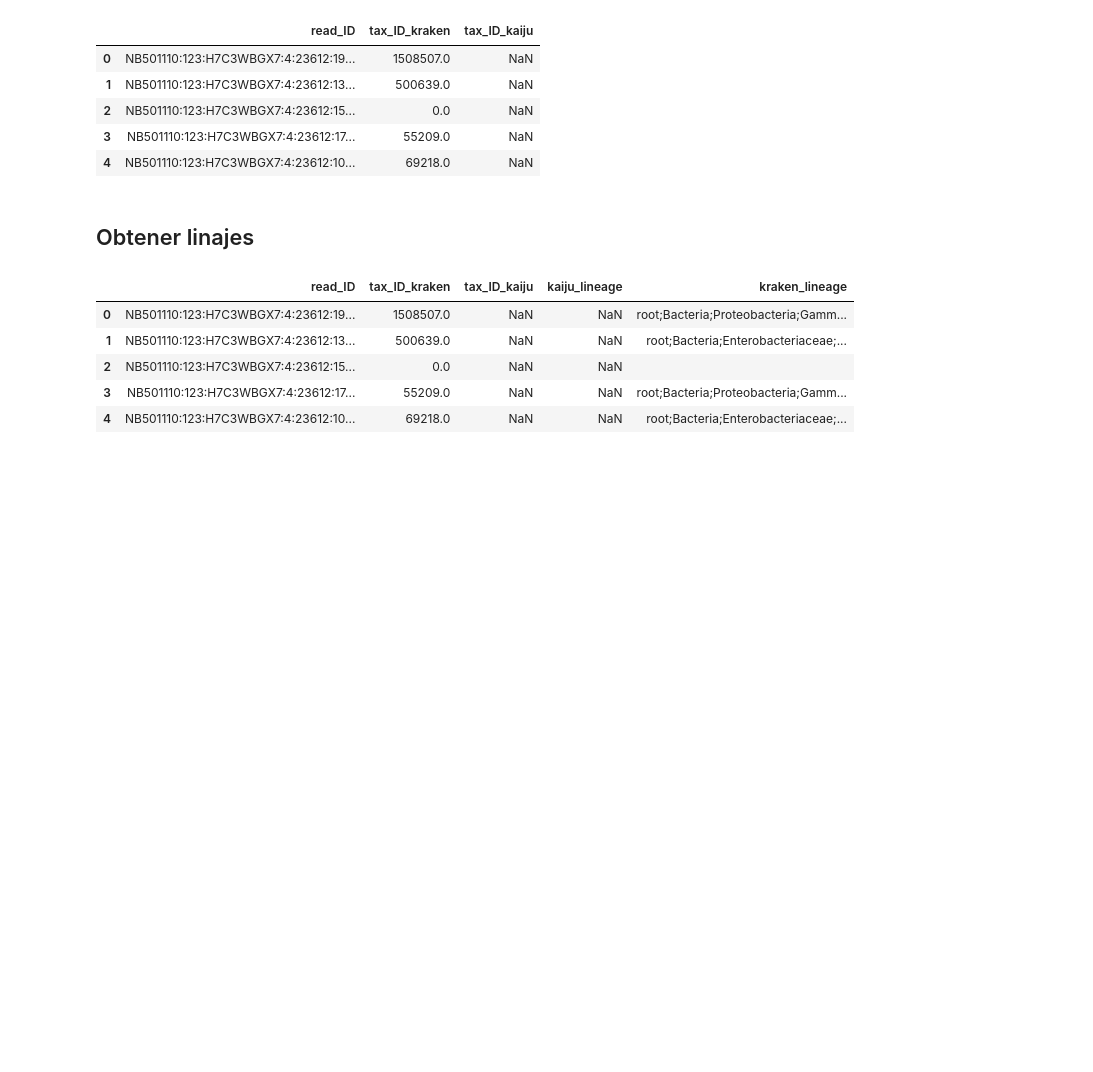
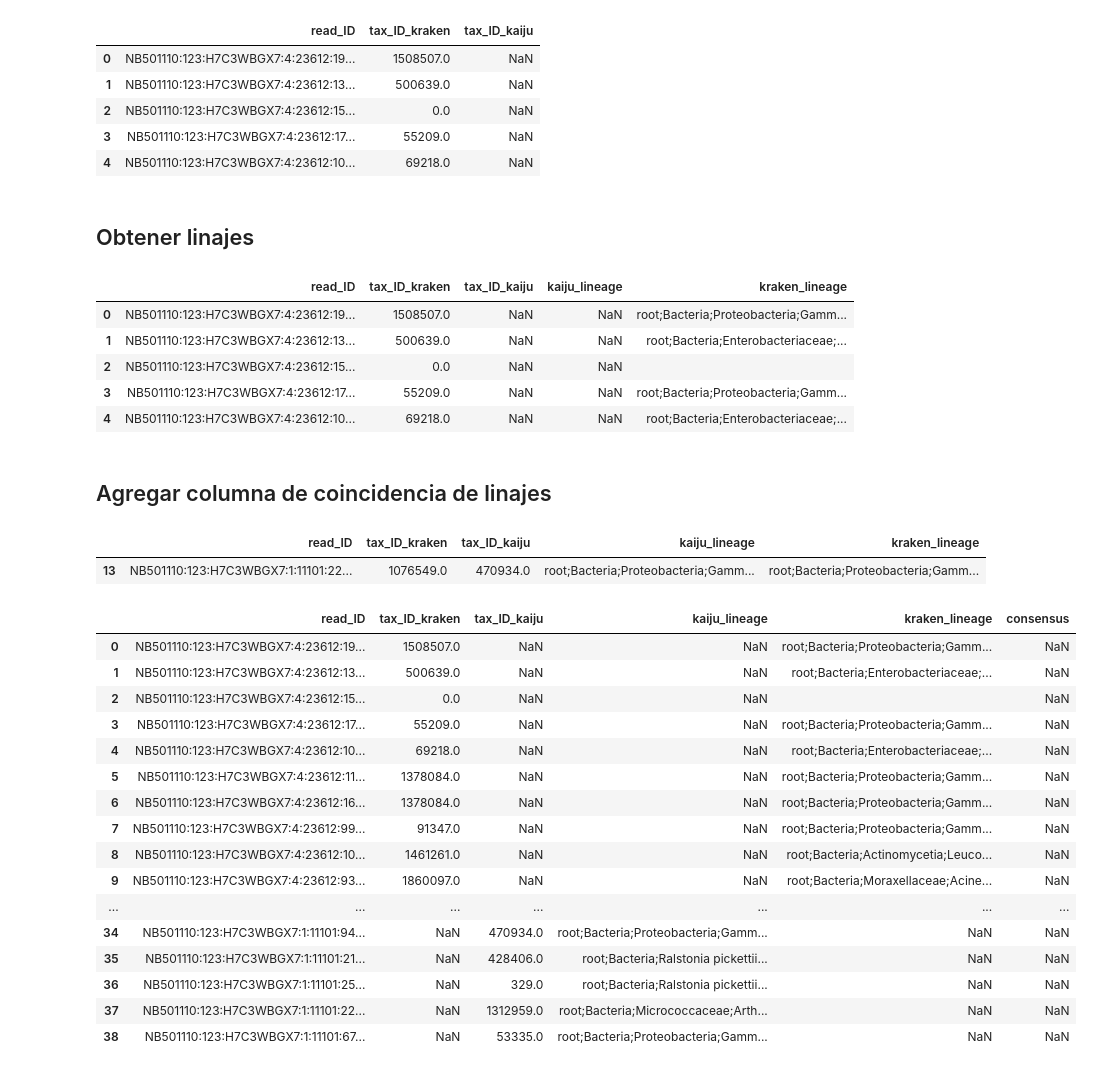
Before and after one commit to CamilaSilva1995/Tesis_Maestria, a Jupyter notebook: Comparacion_taxonomica/Comparacion_outputs.ipynb, the cells around one changed output. Saved outputs shown, nothing was run; the diff lists cells and outputs as text; code cells hidden in the pictures; blank space fills up the shorter version.

Commit message:
feat: :sparkles: Created function to get consensus of lineages
Function to get the consensus of the taxon identified by kraken and kaiju

```diff
--- a/Comparacion_taxonomica/Comparacion_outputs.ipynb
+++ b/Comparacion_taxonomica/Comparacion_outputs.ipynb
@@ -119,3 +119,57 @@ lineages.head()
 | 2 | NB501110:123:H7C3WBGX7:4:23612:15... | 0.0 | NaN | NaN |  |
 | 3 | NB501110:123:H7C3WBGX7:4:23612:17... | 55209.0 | NaN | NaN | root;Bacteria;Proteobacteria;Gamm... |
 | 4 | NB501110:123:H7C3WBGX7:4:23612:10... | 69218.0 | NaN | NaN | root;Bacteria;Enterobacteriaceae;... |
+# %% [markdown]
+## Agregar columna de coincidencia de linajes
+# %%
+lineages[(~lineages['tax_ID_kraken'].isna()) & (~lineages['tax_ID_kaiju'].isna())]
+# %% [output]
+|  | read_ID | tax_ID_kraken | tax_ID_kaiju | kaiju_lineage | kraken_lineage |
+| 13 | NB501110:123:H7C3WBGX7:1:11101:22... | 1076549.0 | 470934.0 | root;Bacteria;Proteobacteria;Gamm... | root;Bacteria;Proteobacteria;Gamm... |
+# %%
+def consensus(lineages_df):
+    l = []
+    for item in zip(lineages_df['kraken_lineage'].fillna(''), lineages_df['kaiju_lineage'].fillna('')):
+        if item[0] != '' and item[1] != '':
+            lineage_a = item[0].split(';')
+            lineage_b = item[1].split(';')
+            lineage_intersection = []
+            if len(lineage_a) < len(lineage_b):
+                for i in range(len(lineage_a)):
+                    if lineage_a[i] == lineage_b[i]:
+                        lineage_intersection.append(lineage_a[i])
+                    else:
+                        break
+            else:
+                for i in range(len(lineage_b)):
+                    if lineage_a[i] == lineage_b[i]:
+                        lineage_intersection.append(lineage_b[i])
+                    else:
+                        break
+
+            l.append(';'.join(lineage_intersection))
+        else:
+            l.append(np.nan)
+
+    lineages_df['consensus'] = l
+    return lineages_df
+# %%
+consensus(lineages)
+# %% [output]
+|  | read_ID | tax_ID_kraken | tax_ID_kaiju | kaiju_lineage | kraken_lineage | consensus |
+| 0 | NB501110:123:H7C3WBGX7:4:23612:19... | 1508507.0 | NaN | NaN | root;Bacteria;Proteobacteria;Gamm... | NaN |
+| 1 | NB501110:123:H7C3WBGX7:4:23612:13... | 500639.0 | NaN | NaN | root;Bacteria;Enterobacteriaceae;... | NaN |
+| 2 | NB501110:123:H7C3WBGX7:4:23612:15... | 0.0 | NaN | NaN |  | NaN |
+| 3 | NB501110:123:H7C3WBGX7:4:23612:17... | 55209.0 | NaN | NaN | root;Bacteria;Proteobacteria;Gamm... | NaN |
+| 4 | NB501110:123:H7C3WBGX7:4:23612:10... | 69218.0 | NaN | NaN | root;Bacteria;Enterobacteriaceae;... | NaN |
+| 5 | NB501110:123:H7C3WBGX7:4:23612:11... | 1378084.0 | NaN | NaN | root;Bacteria;Proteobacteria;Gamm... | NaN |
+| 6 | NB501110:123:H7C3WBGX7:4:23612:16... | 1378084.0 | NaN | NaN | root;Bacteria;Proteobacteria;Gamm... | NaN |
+| 7 | NB501110:123:H7C3WBGX7:4:23612:99... | 91347.0 | NaN | NaN | root;Bacteria;Proteobacteria;Gamm... | NaN |
+| 8 | NB501110:123:H7C3WBGX7:4:23612:10... | 1461261.0 | NaN | NaN | root;Bacteria;Actinomycetia;Leuco... | NaN |
+| 9 | NB501110:123:H7C3WBGX7:4:23612:93... | 1860097.0 | NaN | NaN | root;Bacteria;Moraxellaceae;Acine... | NaN |
+| ... | ... | ... | ... | ... | ... | ... |
+| 34 | NB501110:123:H7C3WBGX7:1:11101:94... | NaN | 470934.0 | root;Bacteria;Proteobacteria;Gamm... | NaN | NaN |
+| 35 | NB501110:123:H7C3WBGX7:1:11101:21... | NaN | 428406.0 | root;Bacteria;Ralstonia pickettii... | NaN | NaN |
+| 36 | NB501110:123:H7C3WBGX7:1:11101:25... | NaN | 329.0 | root;Bacteria;Ralstonia pickettii... | NaN | NaN |
+| 37 | NB501110:123:H7C3WBGX7:1:11101:22... | NaN | 1312959.0 | root;Bacteria;Micrococcaceae;Arth... | NaN | NaN |
+| 38 | NB501110:123:H7C3WBGX7:1:11101:67... | NaN | 53335.0 | root;Bacteria;Proteobacteria;Gamm... | NaN | NaN |
```
